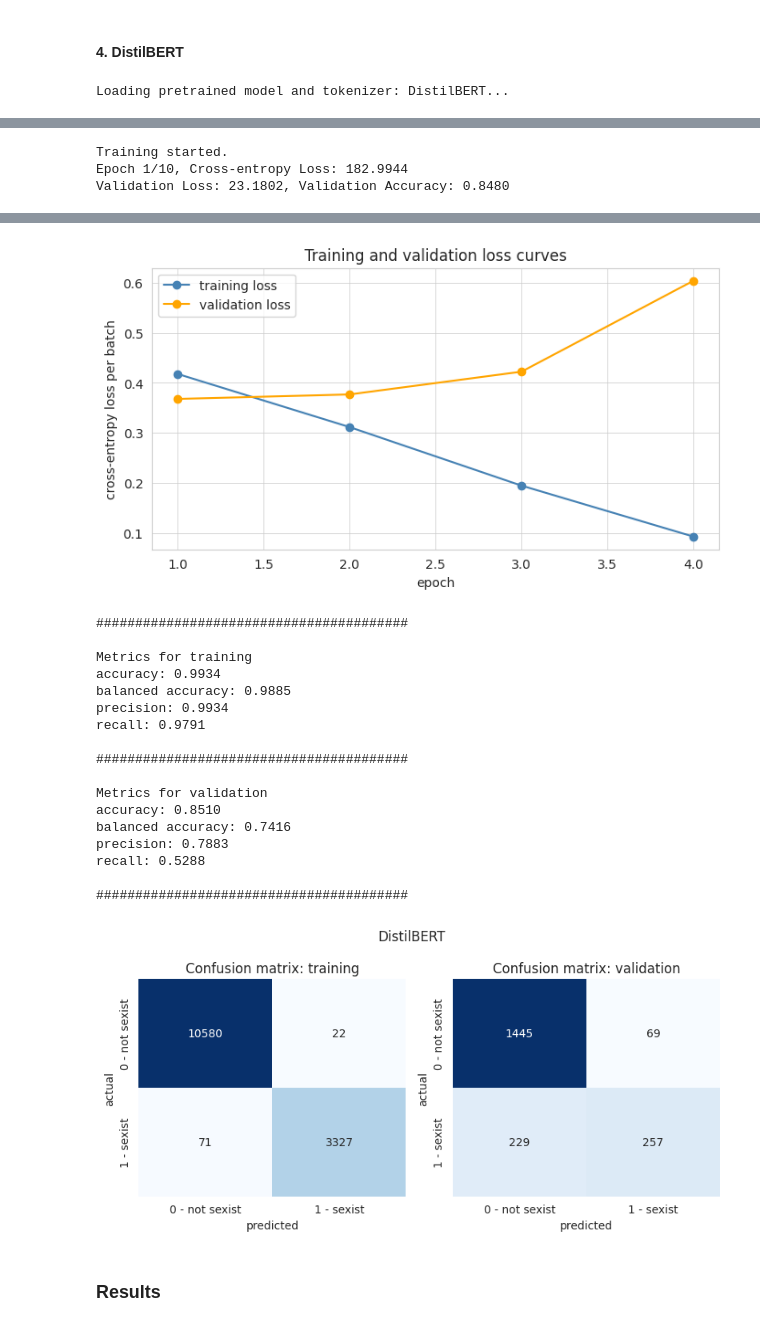
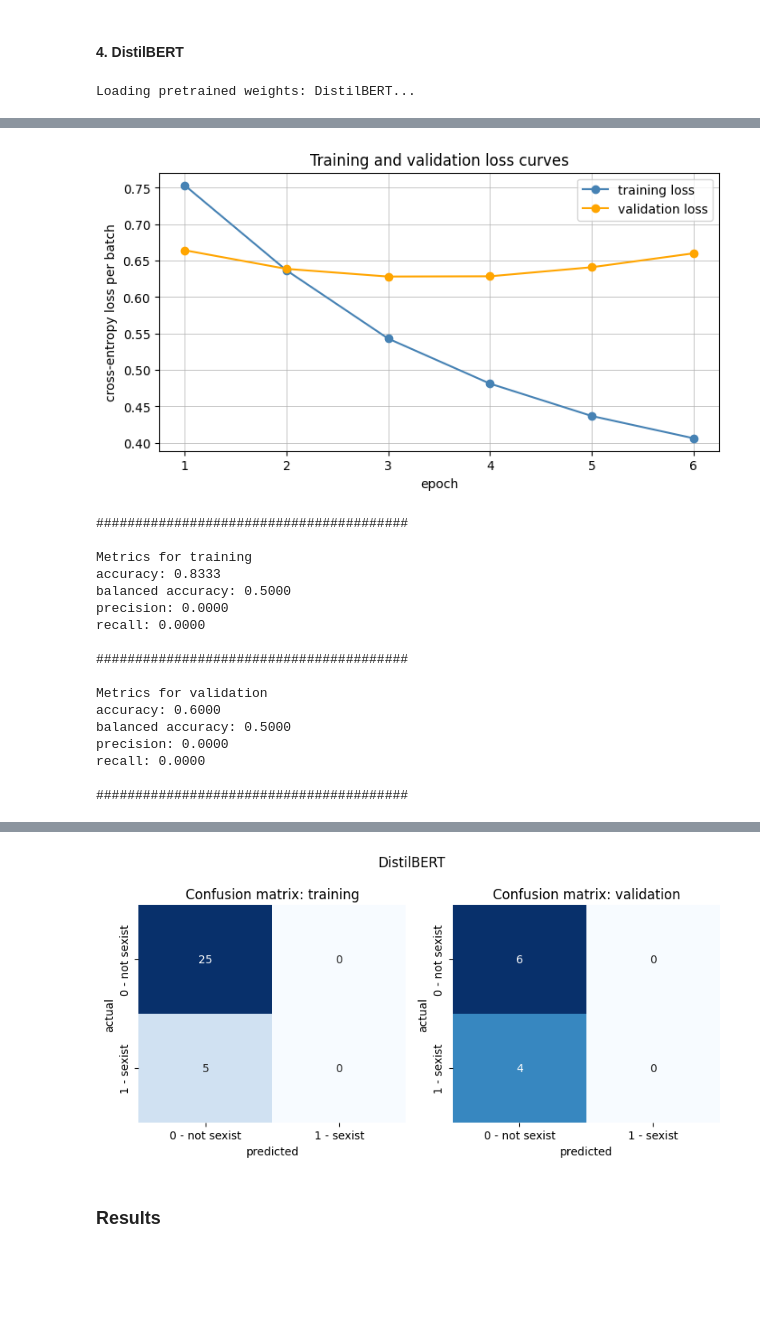
Before and after one commit to henrform/NLP_24W_VSHJ, a Jupyter notebook: challenges/challenges.ipynb, the cells around one changed output, grey strips where cells are left out. Cells and saved outputs as stored; diff of their text form; code cells hidden in the pictures; blank space fills up the shorter version.

```diff
--- a/challenges/challenges.ipynb
+++ b/challenges/challenges.ipynb
@@ -60,3 +62,3 @@ Number of balanced samples: 10000
 # %%
-model = BERTModel("HateBERT")
-model.train(X_train, y_train, X_val, y_val, epochs=10, patience=3, plot_training_curve=True)
+# model = BERTModel("HateBERT")
+# model.train(X_train[:30], y_train[:30], X_val[:10], y_val[:10], epochs=10, patience=3, plot_training_curve=True)
@@ -149,9 +100,12 @@ HF model we're using: https://huggingface.co/cardiffnlp/twitter-roberta-base-sen
 - labels of the pre-trained model: 0 - negative; 1 - neutral; 2 - positive; by setting `ignore_mismatched_sizes=True` while loading the pre-trained model, the weights of the output layer won't be loaded, instead, they will be randomly initialized
 # %%
 roberta_model = BERTModel("RoBERTa")
-roberta_model.train(X_train, y_train, X_val, y_val, epochs=10, patience=3)
+roberta_model.count_parameters()
+roberta_model.train(X_train[:30], y_train[:30], X_val[:10], y_val[:10], epochs=10, patience=3)
 
-res = roberta_model.evaluate({"training": X_train, "validation": X_val}, [y_train, y_val], model_name=roberta_model.model_name)
+res = roberta_model.evaluate({"training": X_train[:30], "validation": X_val[:10]}, [y_train[:30], y_val[:10]], model_name=roberta_model.model_name)
 for res_x in res:
     results.loc[len(results)] = res_x
+
+roberta_model.clear_gpu_memory()
 # %% [output]
@@ -223,9 +180,12 @@ HF model we're using: https://huggingface.co/microsoft/deberta-v3-base
 - it might be better if we manage to find some model that was fine-tuned on the social media data or fine-tuned on some task more similar to our
 # %%
 deberta_model = BERTModel("DeBERTa")
+deberta_model.count_parameters()
 deberta_model.train(X_train, y_train, X_val, y_val, epochs=10, patience=3)
 
-res = deberta_model.evaluate({"training": X_train, "validation": X_val}, [y_train, y_val], model_name=deberta_model.model_name)
+res = deberta_model.evaluate({"training": X_train[:30], "validation": X_val[:10]}, [y_train[:30], y_val[:10]], model_name=deberta_model.model_name)
 for res_x in res:
     results.loc[len(results)] = res_x
+
+deberta_model.clear_gpu_memory()
 # %% [output]
@@ -265,9 +238,12 @@ No improvement. Patience: 1/3
 #### **3. HateBERT**
 # %%
 hatebert_model = BERTModel("HateBERT")
-hatebert_model.train(X_train, y_train, X_val, y_val, epochs=10, patience=3)
+hatebert_model.count_parameters()
+hatebert_model.train(X_train[:30], y_train[:30], X_val[:10], y_val[:10], epochs=10, patience=3)
 
-res = hatebert_model.evaluate({"training": X_train, "validation": X_val}, [y_train, y_val], model_name=hatebert_model.model_name)
+res = hatebert_model.evaluate({"training": X_train[:30], "validation": X_val[:10]}, [y_train[:30], y_val[:10]], model_name=hatebert_model.model_name)
 for res_x in res:
     results.loc[len(results)] = res_x
+
+hatebert_model.clear_gpu_memory()
 # %% [output]
@@ -312,13 +290,16 @@ recall: 0.6255
 #### **4. DistilBERT**
 # %%
 distilbert_model = BERTModel("DistilBERT")
-distilbert_model.train(X_train, y_train, X_val, y_val, epochs=10, patience=3)
+distilbert_model.count_parameters()
+distilbert_model.train(X_train[:30], y_train[:30], X_val[:10], y_val[:10], epochs=10, patience=3)
 
-res = distilbert_model.evaluate({"training": X_train, "validation": X_val}, [y_train, y_val], model_name=distilbert_model.model_name)
+res = distilbert_model.evaluate({"training": X_train[:30], "validation": X_val[:10]}, [y_train[:30], y_val[:10]], model_name=distilbert_model.model_name)
 for res_x in res:
     results.loc[len(results)] = res_x
+
+distilbert_model.clear_gpu_memory()
 # %% [output]
-Loading pretrained model and tokenizer: DistilBERT...
+Loading pretrained weights: DistilBERT...
 Some weights of DistilBertForSequenceClassification were not initialized from the model checkpoint at distilbert-base-uncased and are newly initialized: ['classifier.bias', 'classifier.weight', 'pre_c ...
 You should probably TRAIN this model on a down-stream task to be able to use it for predictions and inference.
 Pretrained weights loaded successfully.
@@ -325,3 +322,18 @@ Pretrained weights loaded successfully.
+[figure, new version]
-Training started.
-Epoch 1/10, Cross-entropy Loss: 182.9944
-Validation Loss: 23.1802, Validation Accuracy: 0.8480
+########################################
+
+Metrics for training
+accuracy: 0.8333
+balanced accuracy: 0.5000
+precision: 0.0000
+recall: 0.0000
+
+########################################
+
+Metrics for validation
+accuracy: 0.6000
+balanced accuracy: 0.5000
+precision: 0.0000
+recall: 0.0000
+
+########################################
@@ -338,22 +340,4 @@ Early stopping triggered.
-[figure, old version]
-########################################
-
-Metrics for training
-accuracy: 0.9934
-balanced accuracy: 0.9885
-precision: 0.9934
-recall: 0.9791
-
-########################################
-
-Metrics for validation
-accuracy: 0.8510
-balanced accuracy: 0.7416
-precision: 0.7883
-recall: 0.5288
-
-########################################
-[figure, old version]
+[figure, new version]
 # %% [markdown]
 ### Results
 # %%
```
Also changed, not shown: parts of 33 cells of this notebook, 1 other file.
